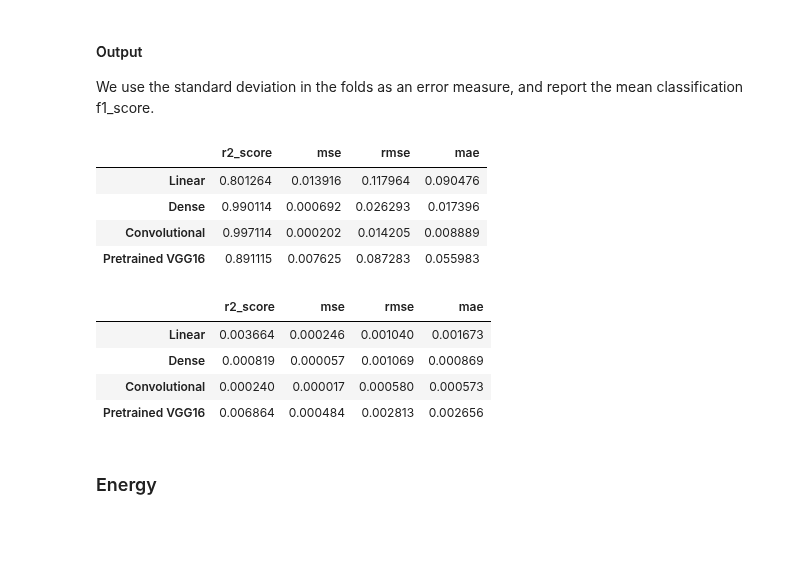
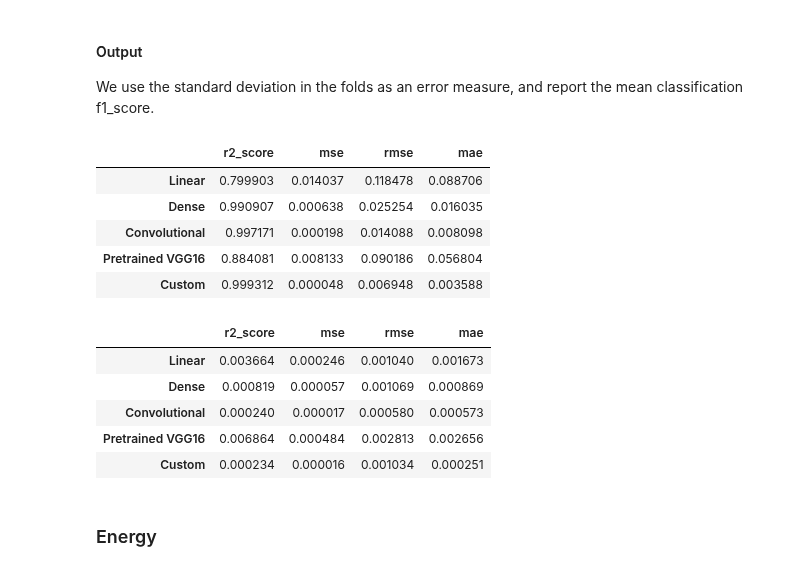
Before and after one commit to geirtul/master_analysis, a Jupyter notebook: notebooks/results/regression_simulated.ipynb, the cells around one changed output. Drawn from its saved outputs; the diff is of its cells as text; code cells hidden in the pictures; blank space fills up the shorter version.

Commit message:
Updated regression notebook

```diff
--- a/notebooks/results/regression_simulated.ipynb
+++ b/notebooks/results/regression_simulated.ipynb
@@ -78,7 +118,10 @@ dense_means = dense_means.rename(index={'mean': 'dense_mean', 'std': 'dense_std'
 # Load logistic regression experiment
 cnn_ex_id = "1cac590bf1fe"
 cnn_ex = load_experiment(cnn_ex_id)
-#log_model = tf.keras.models.load_model(repo_root + "models/" + cnn_ex_id + ".h5")
+# Load model and predict
+cnn_model = tf.keras.models.load_model(repo_root + "models/" + cnn_ex_id + ".h5", compile=False)
+cnn_test = regression_metrics(cnn_model, test_images[s_idx], normalize_position_data(test_positions[s_idx])[:,:2], "cnn_test")
+del cnn_model
 
 cnn_metrics = experiment_metrics_to_df(cnn_ex)
 #display(cnn_metrics)
@@ -100,7 +143,10 @@ Alternatively, one could possibly keep the depth but remove max-pooling layers.
 # Load pretrained regression experiment
 pretrained_ex_id = "d53a2353251f"
 pretrained_ex = load_experiment(pretrained_ex_id)
-#log_model = tf.keras.models.load_model(repo_root + "models/" + pretrained_ex_id + ".h5")
+# Load model and predict
+pretrained_model = tf.keras.models.load_model(repo_root + "models/" + pretrained_ex_id + ".h5", compile=False)
+pretrained_test = regression_metrics(pretrained_model, np.concatenate((test_images, test_images, test_images), axis=-1)[s_idx], normalize_position_data(test_positions[s_idx])[:,:2], "pretrained_test")
+del pretrained_model
 
 pretrained_metrics = experiment_metrics_to_df(pretrained_ex)
 #display(pretrained_metrics)
@@ -113,7 +159,10 @@ pretrained_means = pretrained_means.rename(index={'mean': 'pretrained_mean', 'st
 # Load custom regression experiment
 custom_ex_id = "f29da7bbd96f"
 custom_ex = load_experiment(custom_ex_id)
-#log_model = tf.keras.models.load_model(repo_root + "models/" + custom_ex_id + ".h5")
+# Load model and predict
+custom_model = tf.keras.models.load_model(repo_root + "models/" + custom_ex_id + ".h5", compile=False)
+custom_test = regression_metrics(custom_model, test_images[s_idx], normalize_position_data(test_positions[s_idx])[:,:2], "custom_test")
+del custom_model
 
 custom_metrics = experiment_metrics_to_df(custom_ex)
 #display(custom_metrics)
@@ -124,7 +173,7 @@ custom_means = custom_means.rename(index={'mean': 'custom_mean', 'std': 'custom_
 #### Output
 We use the standard deviation in the folds as an error measure, and report the mean classification f1_score.
 # %%
-all_means = pd.DataFrame(
+all_means_single_pos = pd.DataFrame(
     [
         lin_means.iloc[0][['r2_score', 'mse', 'rmse', 'mae']],
         dense_means.iloc[0][['r2_score', 'mse', 'rmse', 'mae']],
@@ -132,43 +181,63 @@ all_means = pd.DataFrame(
         pretrained_means.iloc[0][['r2_score', 'mse', 'rmse', 'mae']],
         custom_means.iloc[0][['r2_score', 'mse', 'rmse', 'mae']],
     ]
 ).rename(
     index={
         'lin_mean': 'Linear',
         'dense_mean': 'Dense',
         'cnn_mean': 'Convolutional',
         'pretrained_mean': 'Pretrained VGG16',
         'custom_mean': 'Custom',
     }
 )
-display(all_means)
-all_std = pd.DataFrame(
+
+all_std_single_pos = pd.DataFrame(
     [
         lin_means.iloc[1][['r2_score', 'mse', 'rmse', 'mae']],
         dense_means.iloc[1][['r2_score', 'mse', 'rmse', 'mae']],
         cnn_means.iloc[1][['r2_score', 'mse', 'rmse', 'mae']],
         pretrained_means.iloc[1][['r2_score', 'mse', 'rmse', 'mae']],
         custom_means.iloc[1][['r2_score', 'mse', 'rmse', 'mae']],
     ]
 ).rename(
     index={
         'lin_std': 'Linear',
         'dense_std': 'Dense',
         'cnn_std': 'Convolutional',
         'pretrained_std': 'Pretrained VGG16',
         'custom_std': 'Custom',
     }
 )
-display(all_std)
+all_test_single_pos = pd.DataFrame(
+    [
+        lin_test.iloc[0][['r2_score', 'mse', 'rmse', 'mae']],
+        dense_test.iloc[0][['r2_score', 'mse', 'rmse', 'mae']],
+        cnn_test.iloc[0][['r2_score', 'mse', 'rmse', 'mae']],
+        pretrained_test.iloc[0][['r2_score', 'mse', 'rmse', 'mae']],
+        custom_test.iloc[0][['r2_score', 'mse', 'rmse', 'mae']],
+    ]
+).rename(
+    index={
+        'lin_test': 'Linear',
+        'dense_test': 'Dense',
+        'cnn_test': 'Convolutional',
+        'pretrained_test': 'Pretrained VGG16',
+        'custom_test': 'Custom',
+    }
+)
+display(all_test_single_pos)
+display(all_std_single_pos)
 # %% [output]
 |  | r2_score | mse | rmse | mae |
-| Linear | 0.801264 | 0.013916 | 0.117964 | 0.090476 |
-| Dense | 0.990114 | 0.000692 | 0.026293 | 0.017396 |
-| Convolutional | 0.997114 | 0.000202 | 0.014205 | 0.008889 |
-| Pretrained VGG16 | 0.891115 | 0.007625 | 0.087283 | 0.055983 |
+| Linear | 0.799903 | 0.014037 | 0.118478 | 0.088706 |
+| Dense | 0.990907 | 0.000638 | 0.025254 | 0.016035 |
+| Convolutional | 0.997171 | 0.000198 | 0.014088 | 0.008098 |
+| Pretrained VGG16 | 0.884081 | 0.008133 | 0.090186 | 0.056804 |
+| Custom | 0.999312 | 0.000048 | 0.006948 | 0.003588 |
 |  | r2_score | mse | rmse | mae |
 | Linear | 0.003664 | 0.000246 | 0.001040 | 0.001673 |
 | Dense | 0.000819 | 0.000057 | 0.001069 | 0.000869 |
 | Convolutional | 0.000240 | 0.000017 | 0.000580 | 0.000573 |
 | Pretrained VGG16 | 0.006864 | 0.000484 | 0.002813 | 0.002656 |
+| Custom | 0.000234 | 0.000016 | 0.001034 | 0.000251 |
 # %%
```
Also changed, not shown: parts of 89 cells of this notebook, 1 other file.
